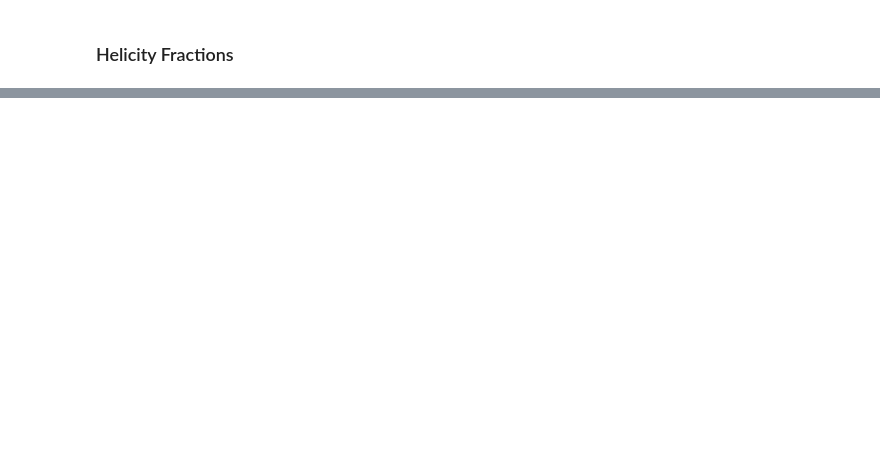
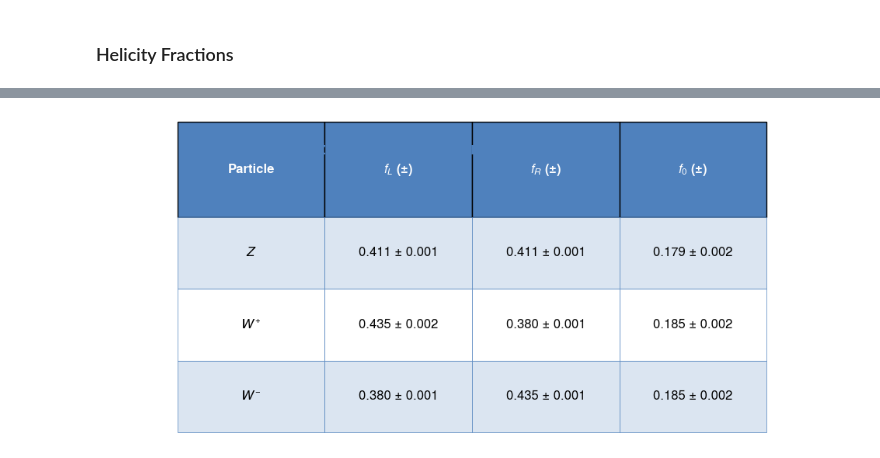
Before and after one commit to Gabriel-HowellBatty/TriBoson, a Jupyter notebook: Polarisation/Polarity Code.ipynb, the cells around one changed output, grey strips where cells are left out. Saved outputs shown, nothing was run; the diff lists cells and outputs as text; code cells hidden in the pictures; blank space fills up the shorter version.

```diff
--- a/Polarisation/Polarity Code.ipynb
+++ b/Polarisation/Polarity Code.ipynb
@@ -684,0 +683,78 @@ plot_phi_distribution(anti_electron_neutrino_azimuthal_angles, cross_section=Cro
+# %%
+# Example normalized helicity fractions and uncertainties
+normalized_popt = [0.65, 0.25, 0.10]
+normalized_popt_uncertainties = [0.02, 0.01, 0.005]
+
+normalized_popt_2 = [0.55, 0.30, 0.15]
+normalized_popt_2_uncertainties = [0.015, 0.02, 0.01]
+
+normalized_popt_3 = [0.60, 0.20, 0.20]
+normalized_popt_3_uncertainties = [0.01, 0.02, 0.015]
+
+# Create a DataFrame to organize the data
+data = {
+    "Particle": ["$Z$", "$W^+$", "$W^-$"],
+    "$f_L$ (±)": [
+        f"{helicity_fractions_z[0]:.3f} ± {helicity_fractions_uncs_z[0]:.3f}",
+        f"{helicity_fractions_w[0]:.3f} ± {helicity_fractions_uncs_w[0]:.3f}",
+        f"{helicity_fractions_anti_w[0]:.3f} ± {helicity_fractions_uncs_anti_w[0]:.3f}"
+    ],
+    "$f_R$ (±)": [
+        f"{helicity_fractions_z[1]:.3f} ± {helicity_fractions_uncs_z[1]:.3f}",
+        f"{helicity_fractions_w[1]:.3f} ± {helicity_fractions_uncs_w[1]:.3f}",
+        f"{helicity_fractions_anti_w[1]:.3f} ± {helicity_fractions_uncs_anti_w[1]:.3f}"
+    ],
+    "$f_0$ (±)": [
+        f"{helicity_fractions_z[2]:.3f} ± {helicity_fractions_uncs_z[2]:.3f}",
+        f"{helicity_fractions_w[2]:.3f} ± {helicity_fractions_uncs_w[2]:.3f}",
+        f"{helicity_fractions_anti_w[2]:.3f} ± {helicity_fractions_uncs_anti_w[2]:.3f}"
+    ]
+}
+
+df = pd.DataFrame(data)
+
+# Create a Matplotlib figure
+fig, ax = plt.subplots(figsize=(12, 4))  # Increase figure size for larger cells
+ax.axis('tight')
+ax.axis('off')
+
+# Create a styled table with borders and alternating row colors
+table = ax.table(
+    cellText=df.values,
+    colLabels=df.columns,
+    cellLoc='center',
+    loc='center',
+    colColours=["#4f81bd"] * len(df.columns)  # Dark blue header
+)
+
+# Style the cells with increased size
+for (row, col), cell in table.get_celld().items():
+    cell.set_fontsize(12)  # Adjust font size
+    if row == 0:  # Header row
+        cell.set_text_props(weight='bold', color='white')  # Bold white text for header
+        cell.set_facecolor("#4f81bd")  # Dark blue background
+        cell.set_height(0.4)  # Increase height of header cells
+    else:
+        if row % 2 == 1:
+            cell.set_facecolor("#dbe5f1")  # Light blue for odd rows
+        else:
+            cell.set_facecolor("#ffffff")  # White for even rows
+        cell.set_edgecolor("#4f81bd")  # Border color for all cells
+        cell.set_linewidth(0.5)
+        cell.set_height(0.3)  # Increase height of regular cells
+
+    cell.set_width(0.2)  # Increase width for all cells
+
+# Add a bold title above the table
+fig.suptitle(
+    "Helicity Fractions and Uncertainties",
+    fontsize=16,
+    fontweight="bold",
+    color="#4f81bd"
+)
+
+# Save the table as a high-resolution image
+plt.savefig("helicity_fractions_table_large_cells.png", dpi=300, bbox_inches="tight", pad_inches=0.3)
+plt.show()
+# %% [output]
+[figure, added]
```
Also changed, not shown: parts of 11 cells of this notebook.
